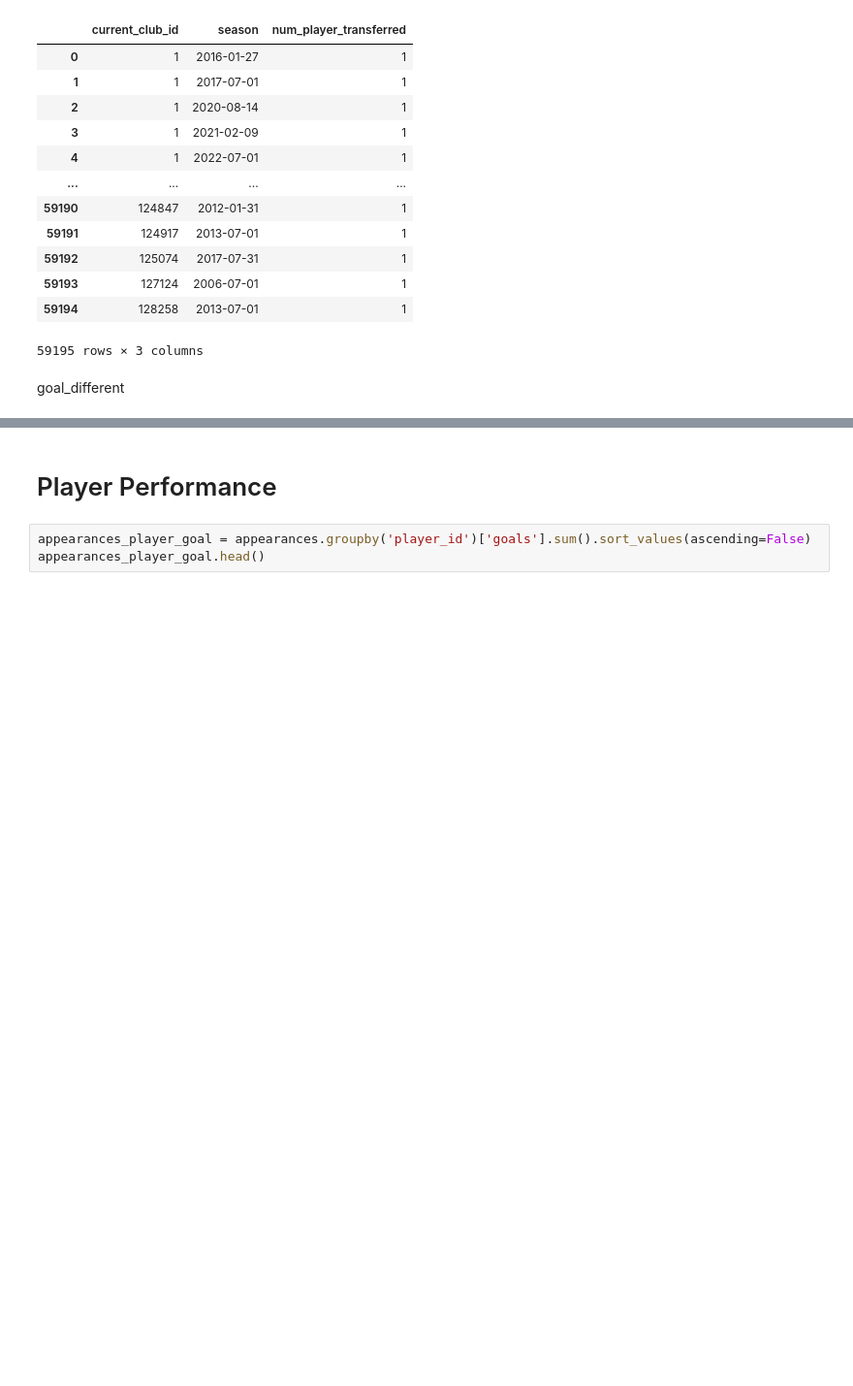
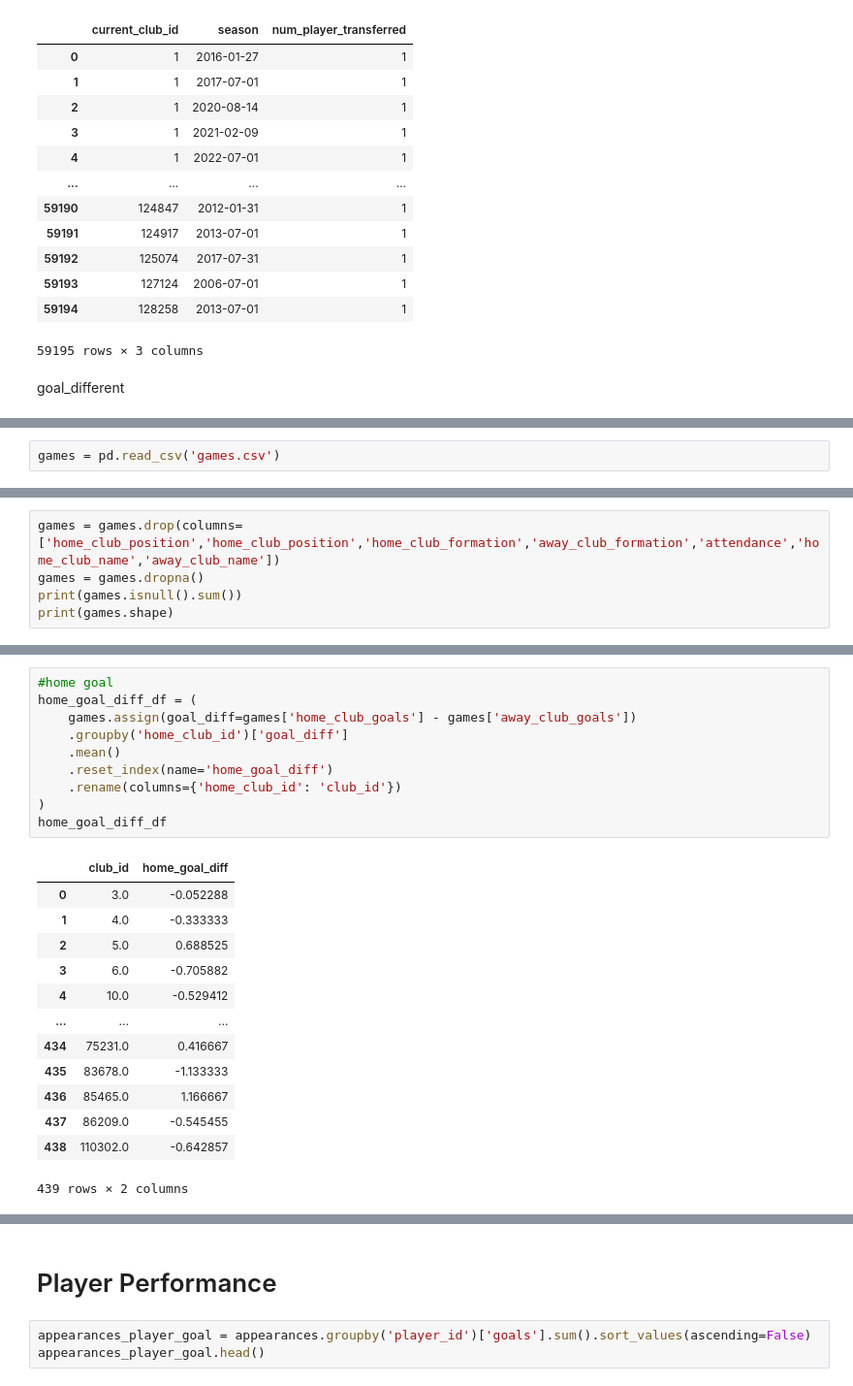
Before and after one commit to gaaf-noparuj/Football_player_valuation, a Jupyter notebook: mining project/main.ipynb, the cells around one changed output, grey strips where cells are left out. Shown at 97% size. Cells and saved outputs as stored; diff of their text form; blank space fills up the shorter version.

```diff
--- a/mining project/main.ipynb
+++ b/mining project/main.ipynb
@@ -1372,0 +1419,2 @@ home_goal_different = games.groupby(['home_clubs_id'])
+# %%
+games = pd.read_csv('games.csv')
@@ -1372,0 +1442,5 @@ home_goal_different = games.groupby(['home_clubs_id'])
+# %%
+games = games.drop(columns=['home_club_position','home_club_position','home_club_formation','away_club_formation','attendance','home_club_name','away_club_name'])
+games = games.dropna()
+print(games.isnull().sum())
+print(games.shape)
@@ -1372,0 +1467,24 @@ home_goal_different = games.groupby(['home_clubs_id'])
+# %%
+#home goal
+home_goal_diff_df = (
+    games.assign(goal_diff=games['home_club_goals'] - games['away_club_goals'])
+    .groupby('home_club_id')['goal_diff']
+    .mean()
+    .reset_index(name='home_goal_diff')
+    .rename(columns={'home_club_id': 'club_id'})
+)
+home_goal_diff_df
+# %% [output]
+|  | club_id | home_goal_diff |
+| 0 | 3.0 | -0.052288 |
+| 1 | 4.0 | -0.333333 |
+| 2 | 5.0 | 0.688525 |
+| 3 | 6.0 | -0.705882 |
+| 4 | 10.0 | -0.529412 |
+| ... | ... | ... |
+| 434 | 75231.0 | 0.416667 |
+| 435 | 83678.0 | -1.133333 |
+| 436 | 85465.0 | 1.166667 |
+| 437 | 86209.0 | -0.545455 |
+| 438 | 110302.0 | -0.642857 |
+439 rows × 2 columns
```
Also changed, not shown: parts of 37 cells of this notebook, 1 other file.
